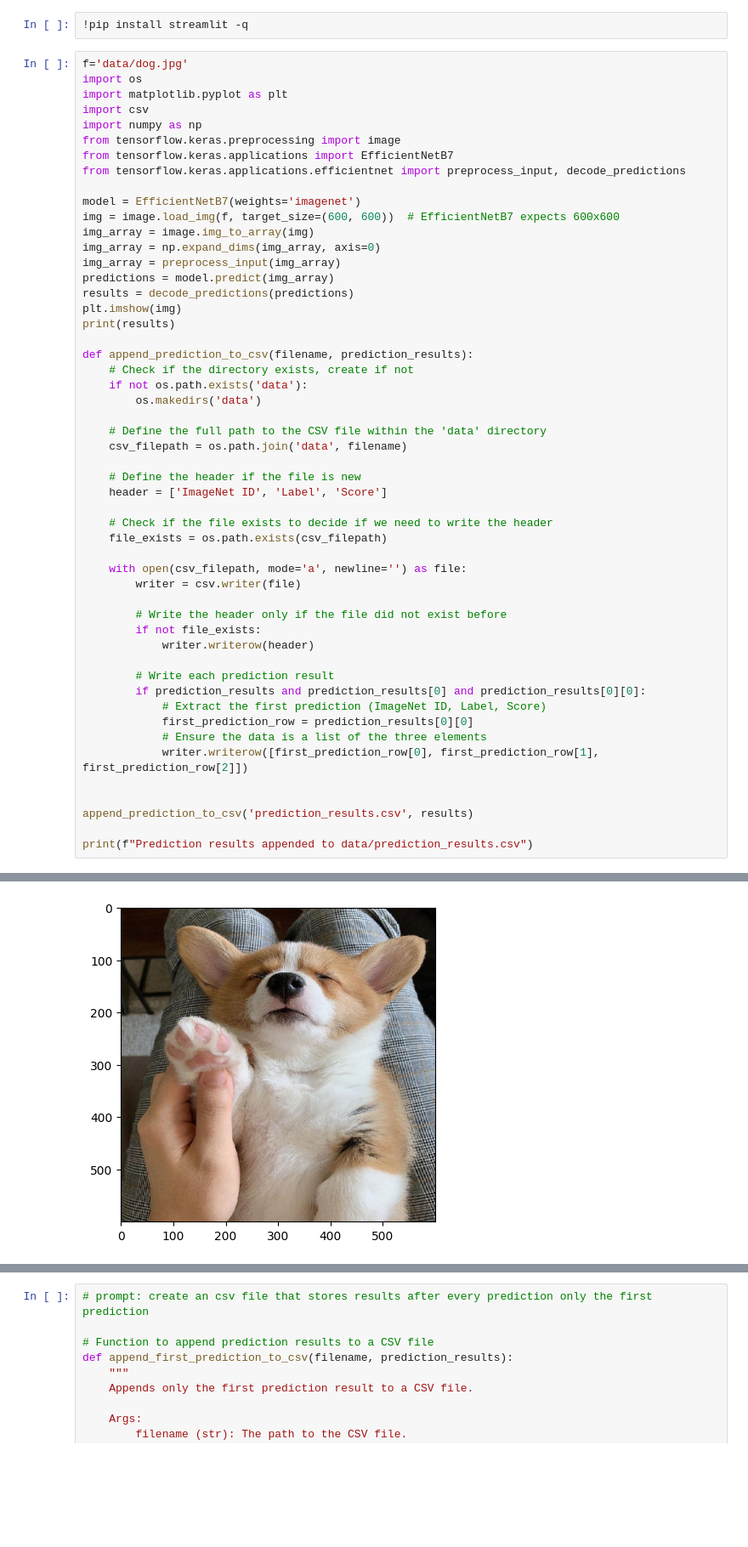
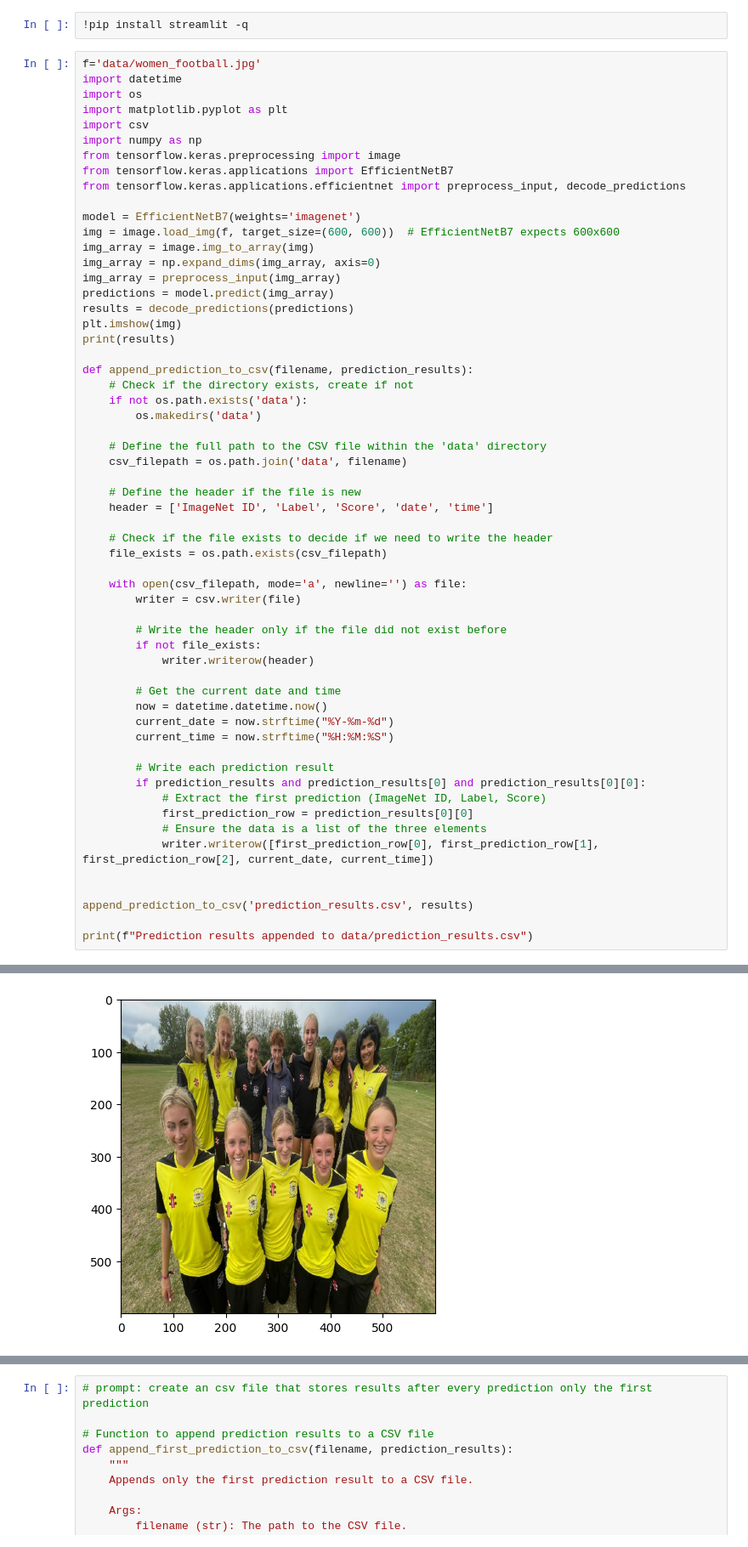
Before and after one commit to Dexter0013/Operations-on-Databases, a Jupyter notebook: csv_to_panda.ipynb, the cells around one changed output, grey strips where cells are left out. Shown at 85% size. Saved outputs shown, nothing was run; the diff lists cells and outputs as text; blank space fills up the shorter version.

```diff
--- a/csv_to_panda.ipynb
+++ b/csv_to_panda.ipynb
@@ -3,7 +5,8 @@
 # %%
 !pip install streamlit -q
 # %%
-f='data/dog.jpg'
+f='data/women_football.jpg'
+import datetime
 import os
 import matplotlib.pyplot as plt
 import csv
@@ -31,7 +34,7 @@ def append_prediction_to_csv(filename, prediction_results):
     csv_filepath = os.path.join('data', filename)
 
     # Define the header if the file is new
-    header = ['ImageNet ID', 'Label', 'Score']
+    header = ['ImageNet ID', 'Label', 'Score', 'date', 'time']
 
     # Check if the file exists to decide if we need to write the header
     file_exists = os.path.exists(csv_filepath)
@@ -43,12 +46,17 @@ def append_prediction_to_csv(filename, prediction_results):
         if not file_exists:
             writer.writerow(header)
 
+        # Get the current date and time
+        now = datetime.datetime.now()
+        current_date = now.strftime("%Y-%m-%d")
+        current_time = now.strftime("%H:%M:%S")
+
         # Write each prediction result
         if prediction_results and prediction_results[0] and prediction_results[0][0]:
             # Extract the first prediction (ImageNet ID, Label, Score)
             first_prediction_row = prediction_results[0][0]
             # Ensure the data is a list of the three elements
-            writer.writerow([first_prediction_row[0], first_prediction_row[1], first_prediction_row[2]])
+            writer.writerow([first_prediction_row[0], first_prediction_row[1], first_prediction_row[2], current_date, current_time])
 
 
 append_prediction_to_csv('prediction_results.csv', results)
@@ -60,2 +68,2 @@ print(f"Prediction results appended to data/prediction_results.csv")
 Prediction results appended to data/prediction_results.csv
-[figure, old version]
+[figure, new version]
```
Also changed, not shown: parts of 4 cells of this notebook.
